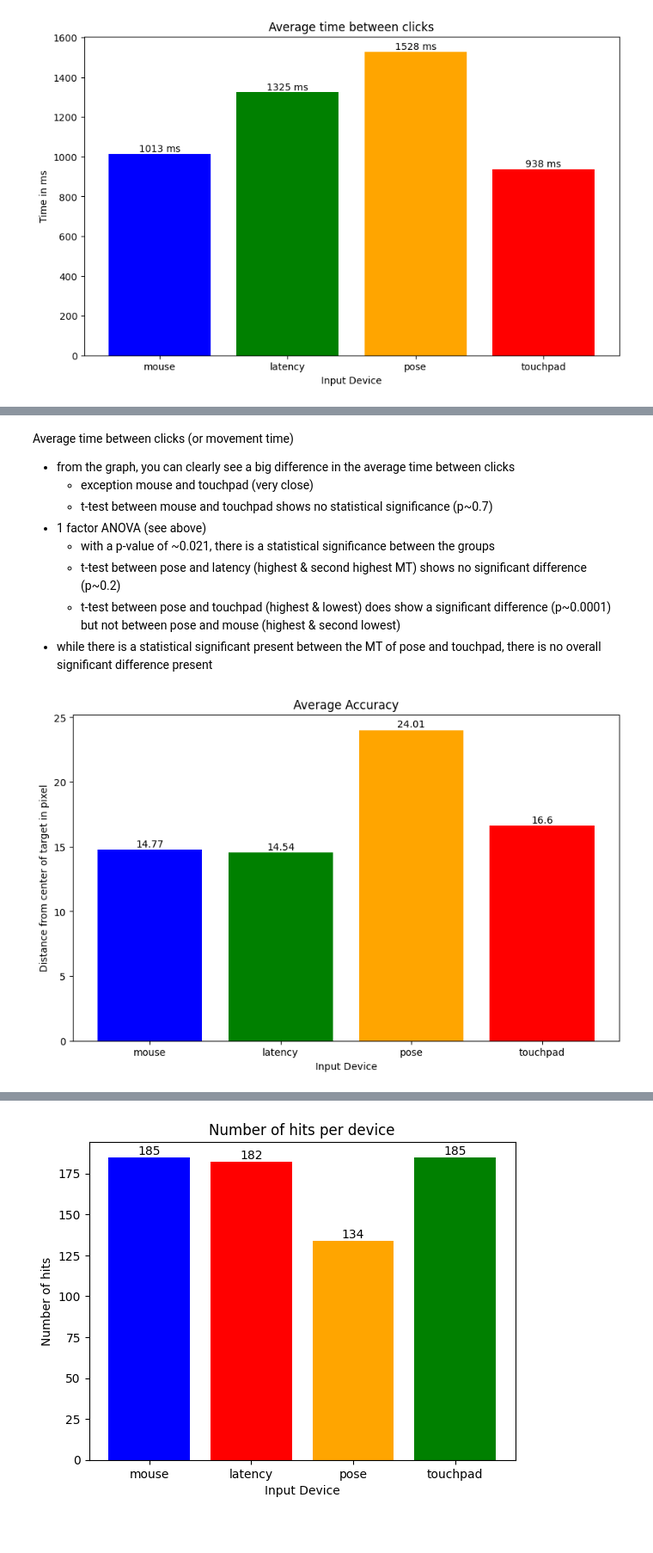
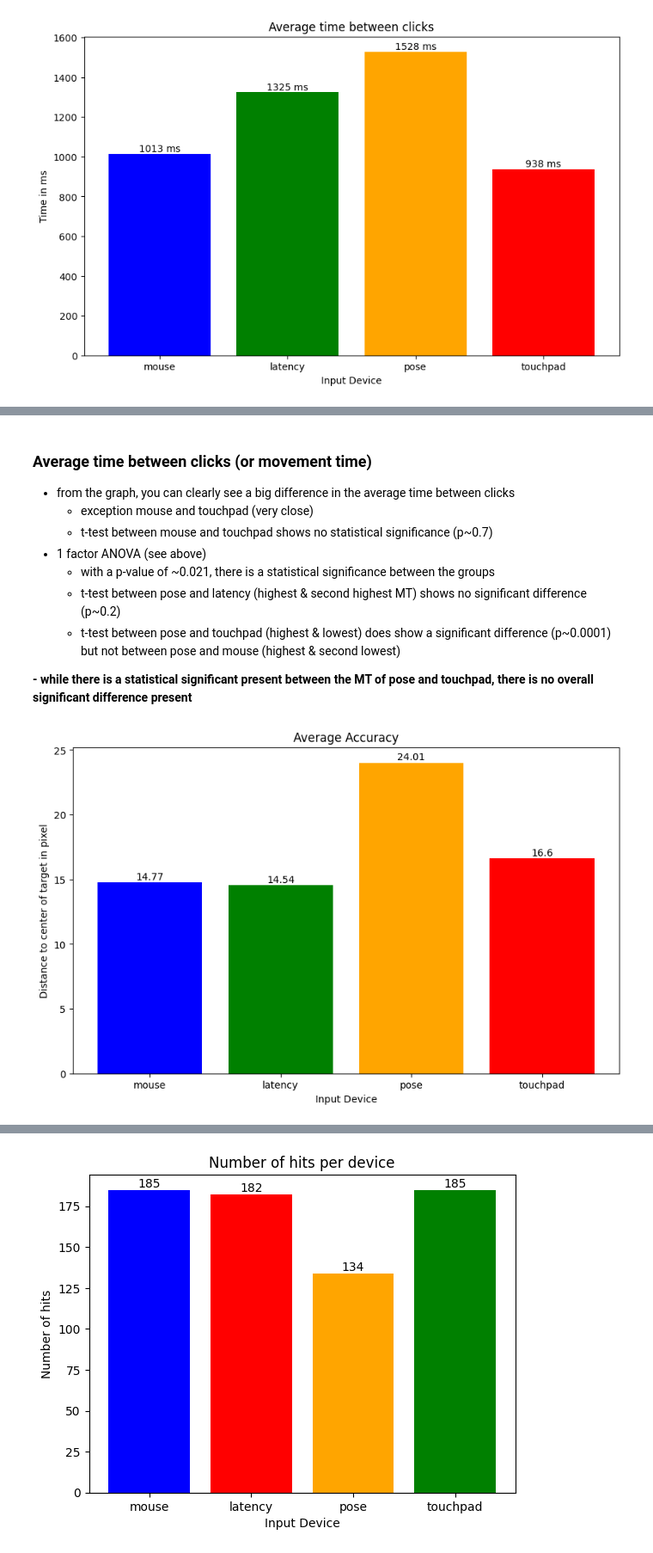
Before and after one commit to ITT-24/assignment-07-pointing-thing_t_thing, a Jupyter notebook: evaluation/fitts.ipynb, the cells around one changed output, grey strips where cells are left out. Shown at 86% size. Drawn from its saved outputs; the diff is of its cells as text; code cells hidden in the pictures; blank space fills up the shorter version.

```diff
--- a/evaluation/fitts.ipynb
+++ b/evaluation/fitts.ipynb
@@ -151,5 +136,5 @@ t-test between [POSE] and [MOUSE]:
 # %% [markdown]
-Average time between clicks (or movement time)
+### **Average time between clicks (or movement time)**
 - from the graph, you can clearly see a big difference in the average time between clicks
   - exception mouse and touchpad (very close)
   - t-test between mouse and touchpad shows no statistical significance (p~0.7)
@@ -157,35 +142,36 @@ Average time between clicks (or movement time)
   - with a p-value of ~0.021, there is a statistical significance between the groups
   - t-test between pose and latency (highest & second highest MT) shows no significant difference (p~0.2)
   - t-test between pose and touchpad (highest & lowest) does show a significant difference (p~0.0001) but not between pose and mouse (highest & second lowest)
-- while there is a statistical significant present between the MT of pose and touchpad, there is no overall significant difference present
+
+**- while there is a statistical significant present between the MT of pose and touchpad, there is no overall significant difference present**
 # %%
 def calculate_average_accuracy(df):
     return df['accuracy'].mean()
 
 avg_accuracy = {
     'mouse': calculate_average_accuracy(df_mouse),
     'latency': calculate_average_accuracy(df_latency),
     'pose': calculate_average_accuracy(df_pose),
     'touchpad': calculate_average_accuracy(df_touchpad)
 }
 
 plt.figure(figsize=(10, 6))
 
 dfs = list(avg_accuracy.keys())
 accuracies = list(avg_accuracy.values())
 
 plt.bar(dfs, accuracies, color=['blue', 'green', 'orange', 'red'])
 plt.xlabel('Input Device')
-plt.ylabel('Distance from center of target in pixel')
+plt.ylabel('Distance to center of target in pixel')
 plt.title('Average Accuracy')
 
 for key, accuracy in enumerate(accuracies):
     plt.text(key, accuracy + 0.05, f'{round(accuracy, 2)}', ha='center', va='bottom', fontsize=10)
 
 # the smaller the number the better the accuracy
 plt.show()
 # %% [output]
-[figure, old version]
+[figure, new version]
 # %%
 print("t-test between [POSE] and [TOUCHPAD]:")
 t_res = ttest_ind(df_pose["accuracy"], df_touchpad["accuracy"])
```
Also changed, not shown: parts of 16 cells of this notebook, 1 other file.
